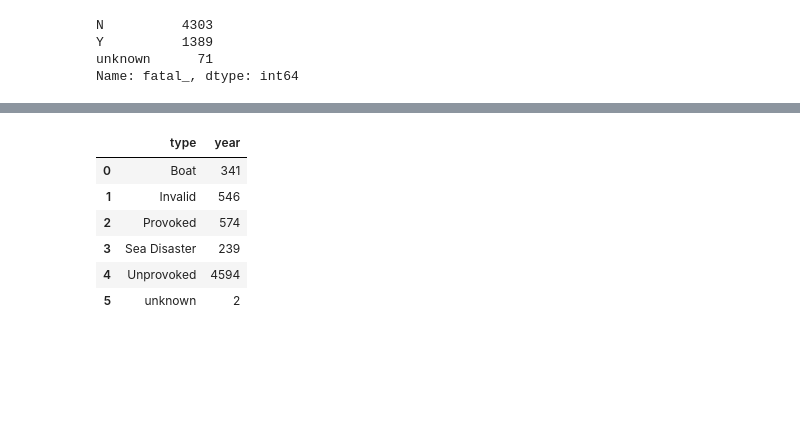
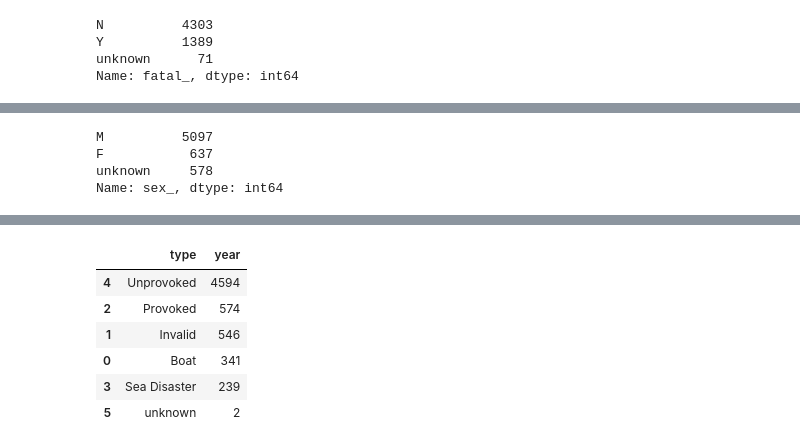
Before and after one commit to aliciahernansanz/-w2-project-pandas-Alicia-Hernansanz, a Jupyter notebook: data/shark_attacks.ipynb, the cells around one changed output, grey strips where cells are left out. Saved outputs shown, nothing was run; the diff lists cells and outputs as text; code cells hidden in the pictures; blank space fills up the shorter version.

Commit message:
voy por year

```diff
--- a/data/shark_attacks.ipynb
+++ b/data/shark_attacks.ipynb
@@ -562,0 +564,2 @@ df.head()
+# %%
+df['sex_'].fillna('unknown', inplace=True)   #quitamos nulos de sex
@@ -563,3 +577,14 @@ df.head()
+# %%
+df.at[1624,'sex_']='M'
+# %%
+df['sex_'].replace(['.','M ','N'],['unknown','M','unknown',], inplace=True)
+# %%
+df.sex_.value_counts()
+# %% [output]
+M          5097
+F           637
+unknown     578
+Name: sex_, dtype: int64
 # %%
 df_fecha.head()
 # %% [output]
@@ -571,12 +596,12 @@ df_fecha.head()
 | 4 | 2018-06-04 | 04-Jun-2018 | 2018.0 | Provoked | MEXICO | Colima | La Ticla | Free diving | Gustavo Ramos | M | ... |
 # %%
 grupo=df.groupby('type').count().reset_index()[['type', 'year']]
-grupo
+grupo.sort_values(by='year',ascending=False)
 # %% [output]
 |  | type | year |
+| 4 | Unprovoked | 4594 |
+| 2 | Provoked | 574 |
+| 1 | Invalid | 546 |
 | 0 | Boat | 341 |
-| 1 | Invalid | 546 |
-| 2 | Provoked | 574 |
 | 3 | Sea Disaster | 239 |
-| 4 | Unprovoked | 4594 |
 | 5 | unknown | 2 |
```
Also changed, not shown: parts of 8 cells of this notebook.
